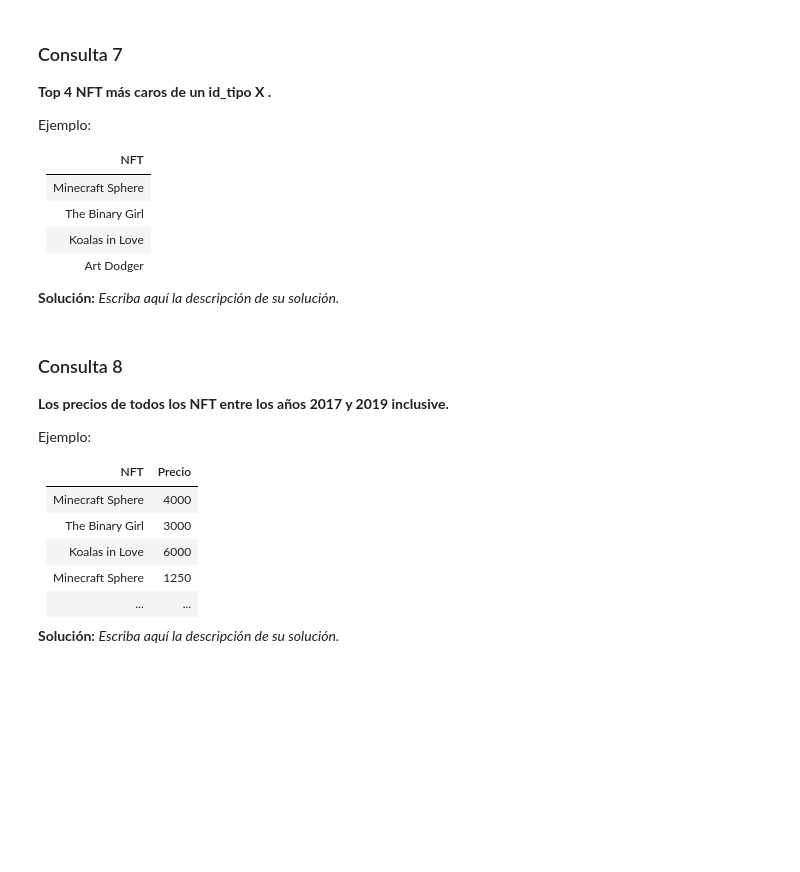
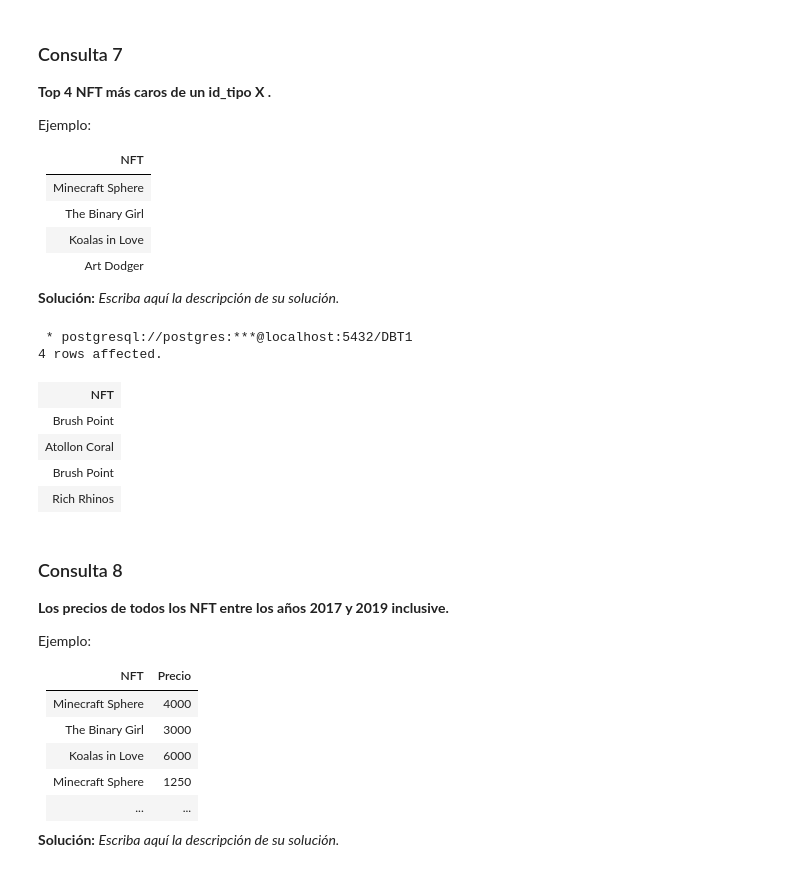
Before and after one commit to AceitonBastian/Base-De-Datos-INF239, a Jupyter notebook: Tarea-1-Grupo24/Tarea-1-Grupo24.ipynb, the cells around one changed output. Drawn from its saved outputs; the diff is of its cells as text; code cells hidden in the pictures; blank space fills up the shorter version.

```diff
--- a/Tarea-1-Grupo24/Tarea-1-Grupo24.ipynb
+++ b/Tarea-1-Grupo24/Tarea-1-Grupo24.ipynb
@@ -448,3 +530,27 @@ WHERE
+# %%
+%%sql
+SELECT
+    NFT.nombre AS "NFT"
+FROM
+    Tipos_NFT INNER JOIN NFT
+ON
+    Tipos_NFT.ID_tipo = NFT.id_tipo
+INNER JOIN Precio_NFT
+    ON NFT.ID_nft = Precio_NFT.ID_nft
+WHERE
+    Tipos_NFT.ID_tipo = 7
+ORDER BY
+    Precio_NFT.precio DESC
+LIMIT
+    4;
+# %% [output]
+ * postgresql://postgres:***@localhost:5432/DBT1
+4 rows affected.
+| NFT |
+| Brush Point |
+| Atollon Coral |
+| Brush Point |
+| Rich Rhinos |
 # %% [markdown]
 ### Consulta 8
 **Los precios de todos los NFT entre los años 2017 y 2019 inclusive.**
```
Also changed, not shown: parts of 10 cells of this notebook.
